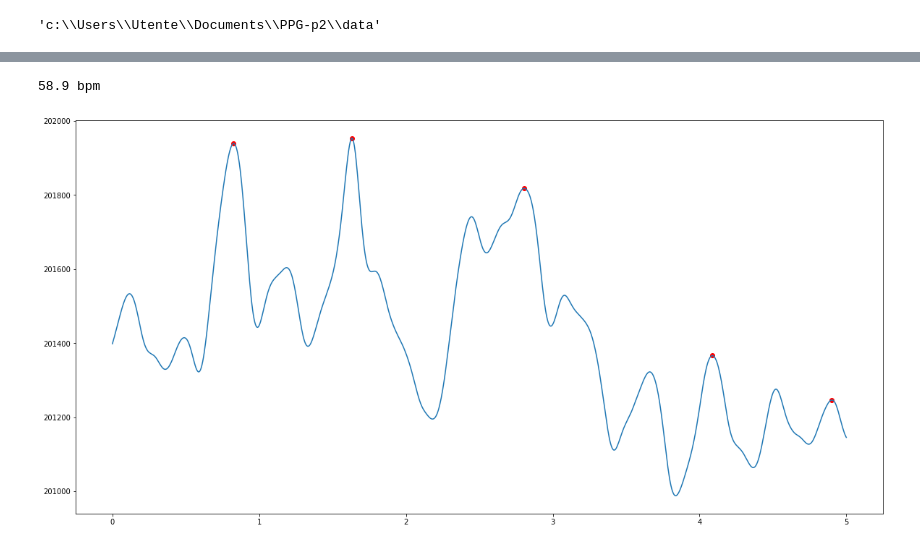
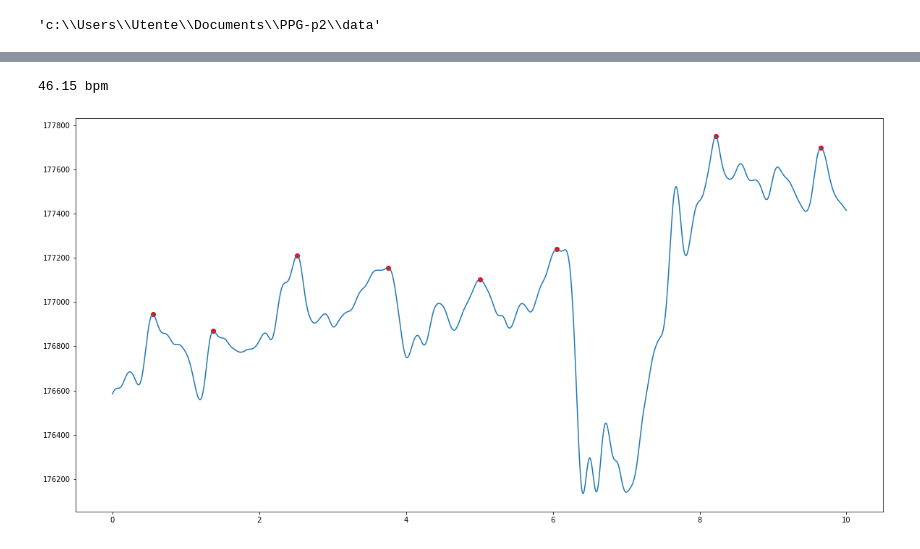
Before and after one commit to 221eSmact/PPG-p2, a Jupyter notebook: code/report.ipynb, the cells around one changed output, grey strips where cells are left out. Saved outputs shown, nothing was run; the diff lists cells and outputs as text; code cells hidden in the pictures.

```diff
--- a/code/report.ipynb
+++ b/code/report.ipynb
@@ -10,7 +10,7 @@ os.getcwd()
 # %% [output]
 'c:\\Users\\Utente\\Documents\\PPG-p2\\data'
 # %%
-df = pd.read_table('4-Riccardo.txt')
+df = pd.read_table('1-Tommaso.txt')
 # %%
 df = df.iloc[:,-3:]
 # %%
@@ -66,9 +75,9 @@ def filtraggio(df, inizio, fine, tipo):
     segnale_pulito = filtfilt(b,a, df[(df.tempo >= inizio) & (df.tempo <=fine)][tipo])
     return segnale_pulito
 # %%
-def graphpicchi(valori):
+def graphpicchi(valori, inizio, fine, tipo):
 
-    segnale_pulito = filtraggio(valori, 10,15, 'IR')
+    segnale_pulito = filtraggio(valori, inizio, fine, tipo)
 
     picchi = find_peaks(segnale_pulito,distance=150)[0]
     plt.figure(figsize=(20,10))
@@ -79,7 +88,7 @@ def graphpicchi(valori):
 
     print(round(200/(picchi[1:len(picchi)]- picchi[0:len(picchi)-1]).mean()*60,2), 'bpm')
 # %%
-graphpicchi(df)
+graphpicchi(df, 20, 30, 'Red')
 # %% [output]
-58.9 bpm
+46.15 bpm
-[figure, old version]
+[figure, new version]
```
Also changed, not shown: parts of 7 cells of this notebook, 2 other files.
